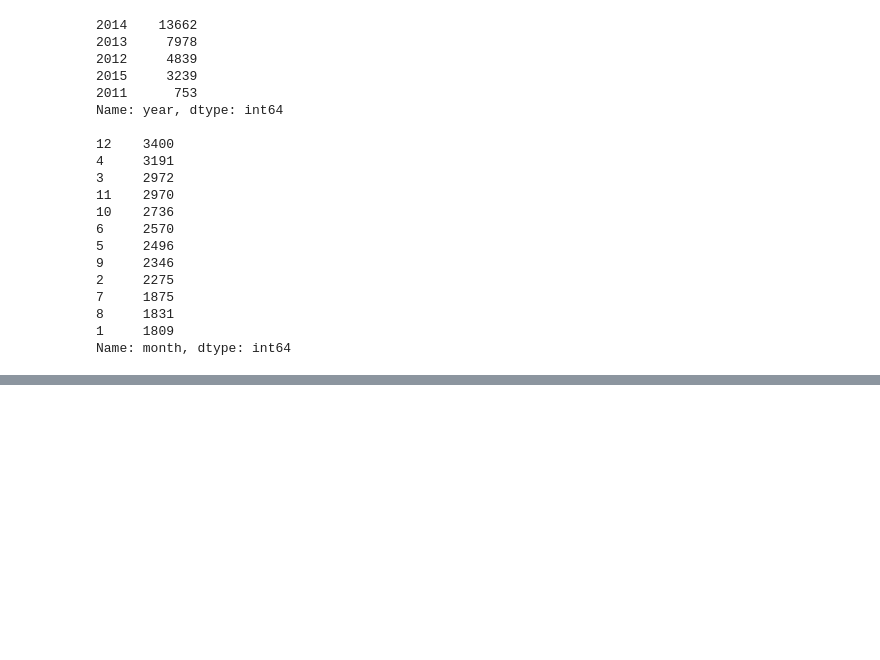
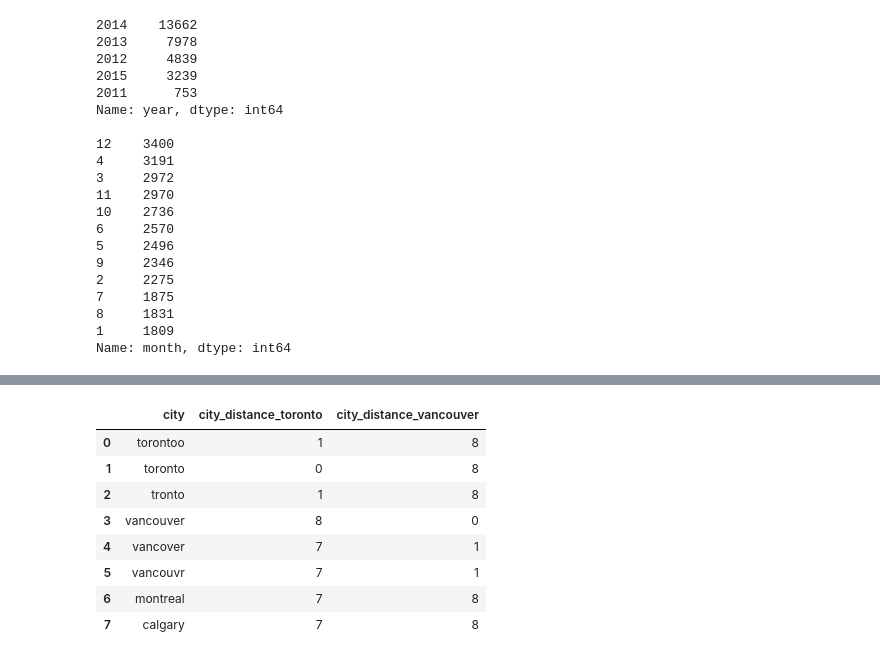
Before and after one commit to ppages01/datacleaning101, a Jupyter notebook: cleaning.ipynb, the cells around one changed output, grey strips where cells are left out. Saved outputs shown, nothing was run; the diff lists cells and outputs as text; code cells hidden in the pictures; blank space fills up the shorter version.

```diff
--- a/cleaning.ipynb
+++ b/cleaning.ipynb
@@ -594,0 +601,19 @@ Name: month, dtype: int64
+# %%
+from nltk.metrics import edit_distance
+
+df_city_ex = pd.DataFrame(data={'city': ['torontoo', 'toronto', 'tronto', 'vancouver', 'vancover', 'vancouvr', 'montreal', 'calgary']})
+
+
+df_city_ex['city_distance_toronto'] = df_city_ex['city'].map(lambda x: edit_distance(x, 'toronto'))
+df_city_ex['city_distance_vancouver'] = df_city_ex['city'].map(lambda x: edit_distance(x, 'vancouver'))
+df_city_ex
+# %% [output]
+|  | city | city_distance_toronto | city_distance_vancouver |
+| 0 | torontoo | 1 | 8 |
+| 1 | toronto | 0 | 8 |
+| 2 | tronto | 1 | 8 |
+| 3 | vancouver | 8 | 0 |
+| 4 | vancover | 7 | 1 |
+| 5 | vancouvr | 7 | 1 |
+| 6 | montreal | 7 | 8 |
+| 7 | calgary | 7 | 8 |
```
Also changed, not shown: parts of 9 cells of this notebook.
